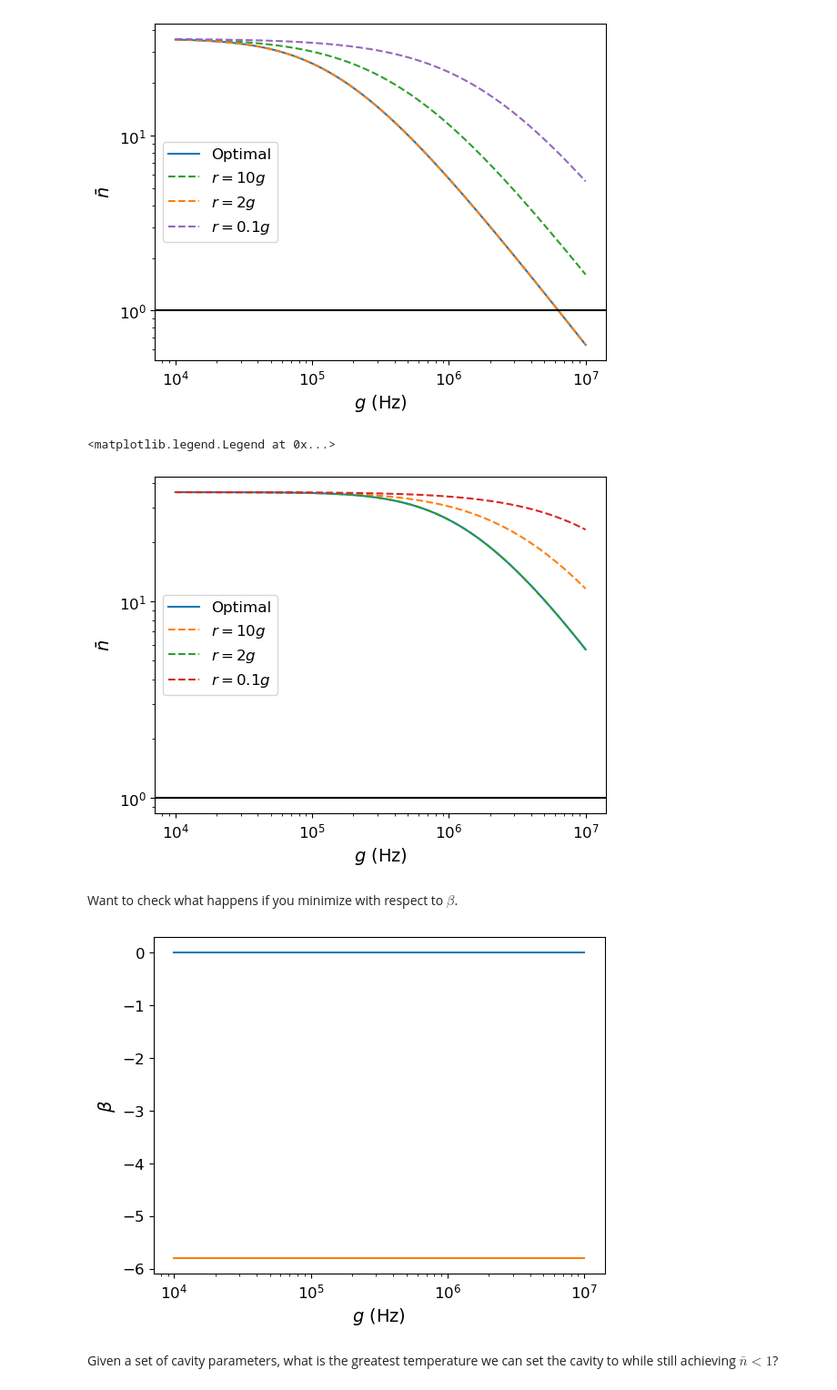
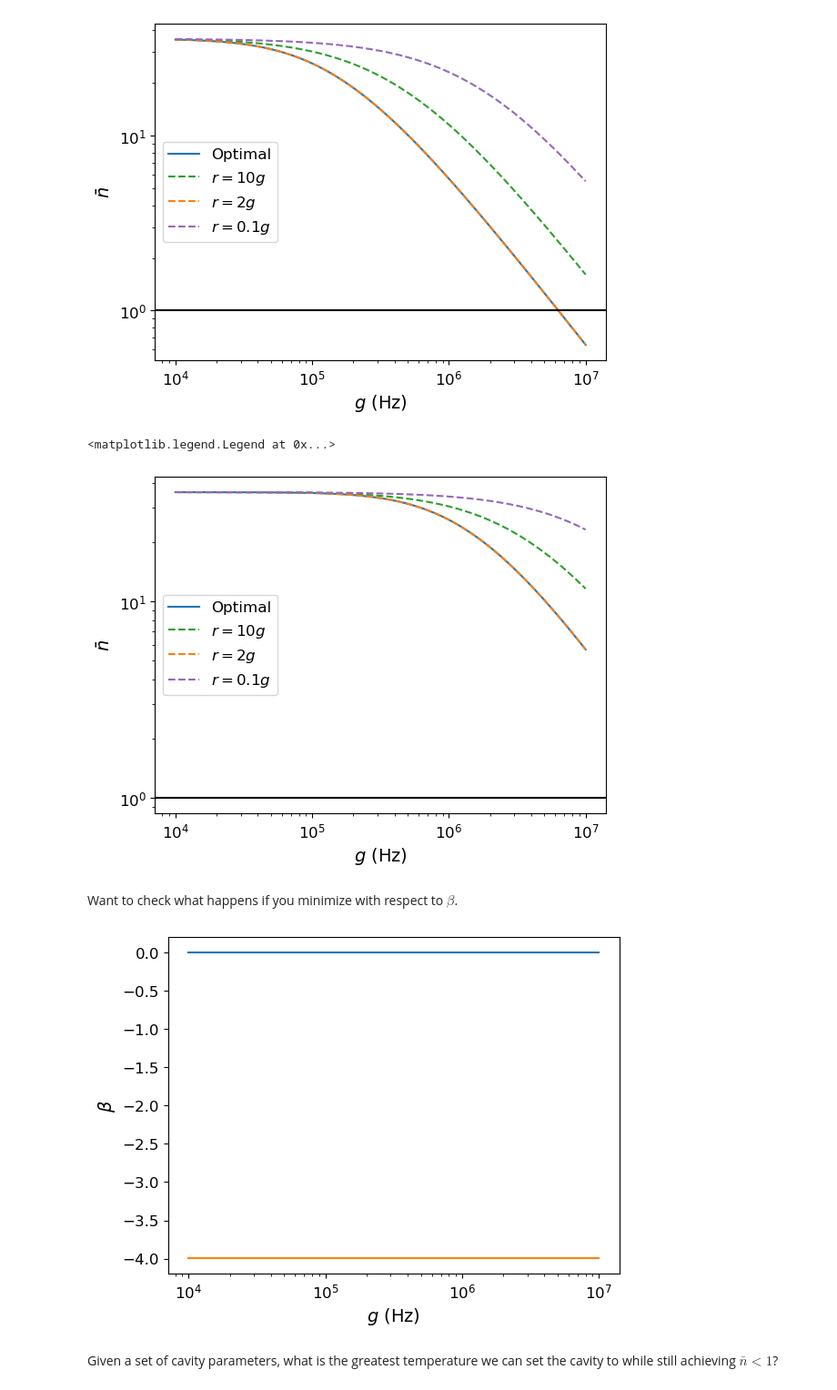
Before and after one commit to jleamer/mode_cooling, a Jupyter notebook: paper_calcs.ipynb, the cells around one changed output. Shown: that part at 91% size. Saved outputs shown, nothing was run; the diff lists cells and outputs as text; code cells hidden in the pictures.

```diff
--- a/paper_calcs.ipynb
+++ b/paper_calcs.ipynb
@@ -550,10 +550,10 @@ nbar_r10g = full_mean_photons_cav(κ, γ, 10*g, g, nT, nc)
 nbar_ropt = full_mean_photons_cav(κ, γ, crit_pts*g, g, nT, nc)
 # %%
 # Plot
-plt.plot(g, nbar_ropt, label='Optimal')
-plt.plot(g, nbar_r10g, '--', label='$r=10g$')
-plt.plot(g, nbar_r2g, '--', label='$r=2g$')
-plt.plot(g, nbar_r10thg, '--', label='$r=0.1g$')
+plt.plot(g, nbar_ropt, color='tab:blue', label='Optimal')
+plt.plot(g, nbar_r10g, '--', color='tab:green', label='$r=10g$')
+plt.plot(g, nbar_r2g, '--', color='tab:orange', label='$r=2g$')
+plt.plot(g, nbar_r10thg, '--', color='tab:purple', label='$r=0.1g$')
 plt.axhline(y=1, color='k')
 plt.xlabel("$g$ (Hz)")
 plt.xscale('log')
@@ -562,7 +562,7 @@ plt.ylabel("$\\bar{n}$")
 plt.legend()
 # %% [output]
 <matplotlib.legend.Legend at 0x...>
-[figure, old version]
+[figure, new version]
 # %% [markdown]
 Want to check what happens if you minimize with respect to $\beta$.
 # %%
@@ -578,14 +578,14 @@ P = 1
 nc = 0.5 * (1 - P) / P
 # %%
 g = np.logspace(4, 7, 1000)
-crit_points = get_crit_points_β(5 * g / g, nT, nc)
+crit_points = get_crit_points_β(2 * g / g, nT, nc)
 plt.plot(g, crit_points[0])
 plt.plot(g, crit_points[1])
 plt.xlabel("$g$ (Hz)")
 plt.ylabel("$\\beta$")
 plt.xscale('log')
 # %% [output]
-[figure, old version]
+[figure, new version]
 # %% [markdown]
 Given a set of cavity parameters, what is the greatest temperature we can set the cavity to while still achieving $\bar{n} < 1$?
 # %%
```
Also changed, not shown: 1 other file.
